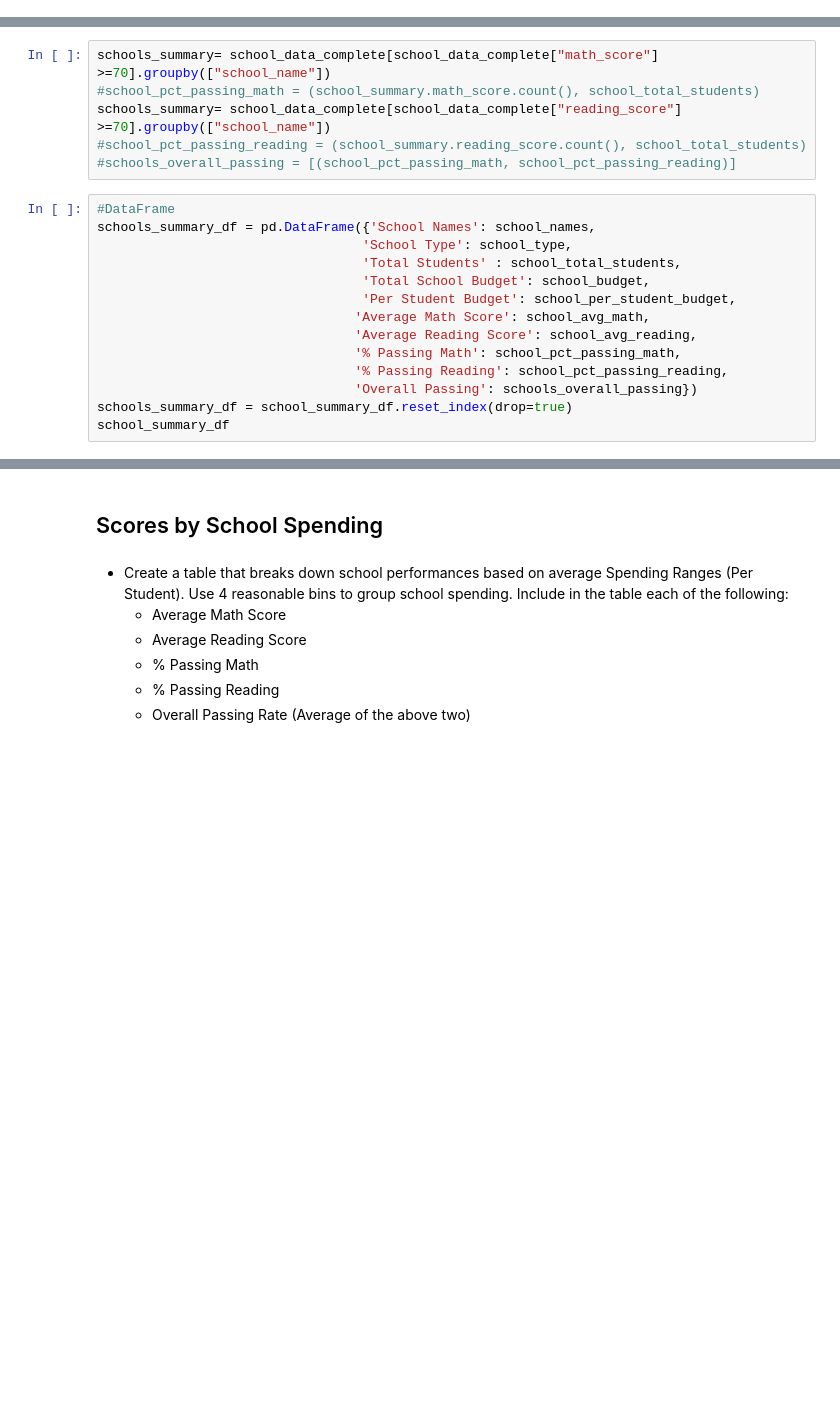
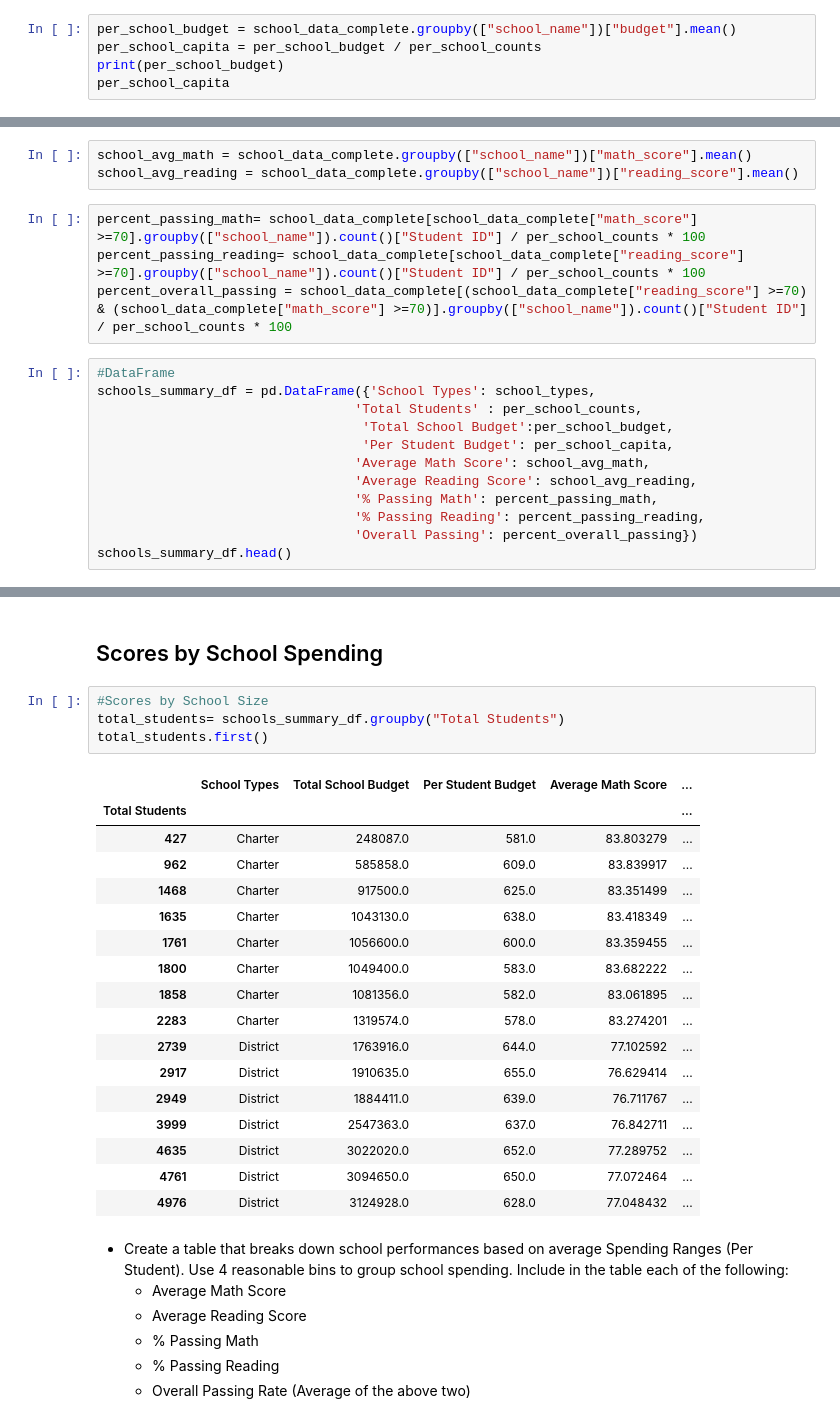
Before and after one commit to v-gbarber/pandas-challenge, a Jupyter notebook: PyCitySchools_starter.ipynb, the cells around one changed output, grey strips where cells are left out. Saved outputs shown, nothing was run; the diff lists cells and outputs as text; blank space fills up the shorter version.

```diff
--- a/PyCitySchools_starter.ipynb
+++ b/PyCitySchools_starter.ipynb
@@ -166,0 +227,5 @@ TypeError: list expected at most 1 argument, got 2
+# %%
+per_school_budget = school_data_complete.groupby(["school_name"])["budget"].mean()
+per_school_capita = per_school_budget / per_school_counts
+print(per_school_budget)
+per_school_capita
@@ -167,21 +266,21 @@ TypeError: list expected at most 1 argument, got 2
+# %%
+school_avg_math = school_data_complete.groupby(["school_name"])["math_score"].mean()
+school_avg_reading = school_data_complete.groupby(["school_name"])["reading_score"].mean()
 # %%
-schools_summary= school_data_complete[school_data_complete["math_score"] >=70].groupby(["school_name"])
-#school_pct_passing_math = (school_summary.math_score.count(), school_total_students)
-schools_summary= school_data_complete[school_data_complete["reading_score"] >=70].groupby(["school_name"])
-#school_pct_passing_reading = (school_summary.reading_score.count(), school_total_students)
-#schools_overall_passing = [(school_pct_passing_math, school_pct_passing_reading)]
+percent_passing_math= school_data_complete[school_data_complete["math_score"] >=70].groupby(["school_name"]).count()["Student ID"] / per_school_counts * 100
+percent_passing_reading= school_data_complete[school_data_complete["reading_score"] >=70].groupby(["school_name"]).count()["Student ID"] / per_school_counts * 100
+percent_overall_passing = school_data_complete[(school_data_complete["reading_score"] >=70)
+& (school_data_complete["math_score"] >=70)].groupby(["school_name"]).count()["Student ID"] / per_school_counts * 100
 # %%
 #DataFrame
-schools_summary_df = pd.DataFrame({'School Names': school_names,
-                                  'School Type': school_type,
-                                  'Total Students' : school_total_students,
-                                  'Total School Budget': school_budget,
-                                  'Per Student Budget': school_per_student_budget,
+schools_summary_df = pd.DataFrame({'School Types': school_types,
+                                 'Total Students' : per_school_counts,
+                                  'Total School Budget':per_school_budget,
+                                  'Per Student Budget': per_school_capita,
                                  'Average Math Score': school_avg_math,
                                  'Average Reading Score': school_avg_reading,
-                                 '% Passing Math': school_pct_passing_math,
-                                 '% Passing Reading': school_pct_passing_reading,
-                                 'Overall Passing': schools_overall_passing})
-schools_summary_df = school_summary_df.reset_index(drop=true)
-school_summary_df
+                                 '% Passing Math': percent_passing_math,
+                                 '% Passing Reading': percent_passing_reading,
+                                 'Overall Passing': percent_overall_passing})
+schools_summary_df.head()
 # %% [output]
@@ -223,5 +369,27 @@ bottom_5
 # %% [markdown]
 ## Scores by School Spending
+# %%
+#Scores by School Size
+total_students= schools_summary_df.groupby("Total Students")
+total_students.first()
+# %% [output]
+|  | School Types | Total School Budget | Per Student Budget | Average Math Score | ... |
+| Total Students |  |  |  |  | ... |
+| 427 | Charter | 248087.0 | 581.0 | 83.803279 | ... |
+| 962 | Charter | 585858.0 | 609.0 | 83.839917 | ... |
+| 1468 | Charter | 917500.0 | 625.0 | 83.351499 | ... |
+| 1635 | Charter | 1043130.0 | 638.0 | 83.418349 | ... |
+| 1761 | Charter | 1056600.0 | 600.0 | 83.359455 | ... |
+| 1800 | Charter | 1049400.0 | 583.0 | 83.682222 | ... |
+| 1858 | Charter | 1081356.0 | 582.0 | 83.061895 | ... |
+| 2283 | Charter | 1319574.0 | 578.0 | 83.274201 | ... |
+| 2739 | District | 1763916.0 | 644.0 | 77.102592 | ... |
+| 2917 | District | 1910635.0 | 655.0 | 76.629414 | ... |
+| 2949 | District | 1884411.0 | 639.0 | 76.711767 | ... |
+| 3999 | District | 2547363.0 | 637.0 | 76.842711 | ... |
+| 4635 | District | 3022020.0 | 652.0 | 77.289752 | ... |
+| 4761 | District | 3094650.0 | 650.0 | 77.072464 | ... |
+| 4976 | District | 3124928.0 | 628.0 | 77.048432 | ... |
 # %% [markdown]
 * Create a table that breaks down school performances based on average Spending Ranges (Per Student). Use 4 reasonable bins to group school spending. Include in the table each of the following:
   * Average Math Score
```
Also changed, not shown: parts of 19 cells of this notebook.
